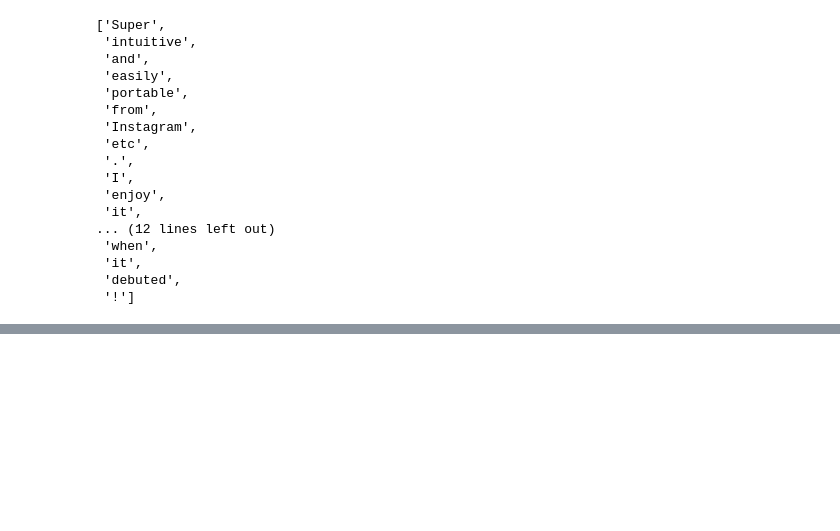
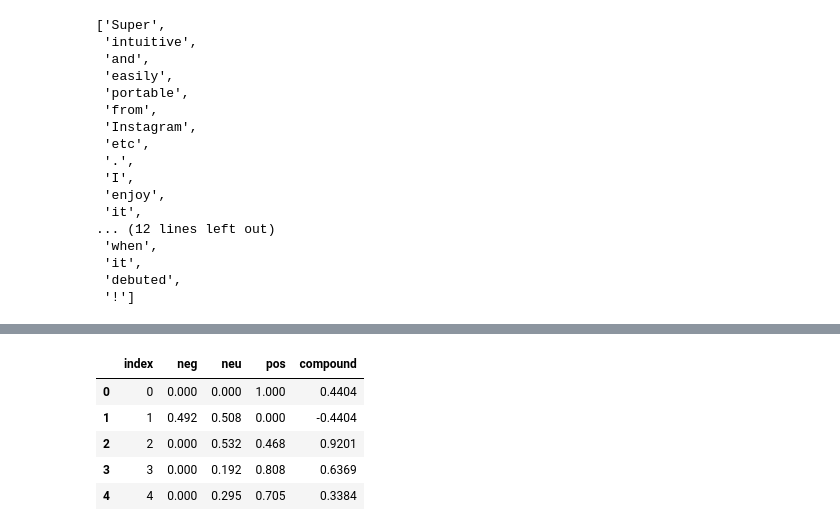
Before and after one commit to PulkitBxtra/CACSC17, a Jupyter notebook: Project/ThreadsSentimentAnalysis/ThreadsSentimentAnalysis.ipynb, the cells around one changed output, grey strips where cells are left out. Saved outputs shown, nothing was run; the diff lists cells and outputs as text; code cells hidden in the pictures; blank space fills up the shorter version.

```diff
--- a/Project/ThreadsSentimentAnalysis/ThreadsSentimentAnalysis.ipynb
+++ b/Project/ThreadsSentimentAnalysis/ThreadsSentimentAnalysis.ipynb
@@ -125,0 +174,10 @@ LookupError:
+# %%
+final = pd.DataFrame(result).T
+final.head().reset_index()
+# %% [output]
+|  | index | neg | neu | pos | compound |
+| 0 | 0 | 0.000 | 0.000 | 1.000 | 0.4404 |
+| 1 | 1 | 0.492 | 0.508 | 0.000 | -0.4404 |
+| 2 | 2 | 0.000 | 0.532 | 0.468 | 0.9201 |
+| 3 | 3 | 0.000 | 0.192 | 0.808 | 0.6369 |
+| 4 | 4 | 0.000 | 0.295 | 0.705 | 0.3384 |
```
Also changed, not shown: parts of 14 cells of this notebook.
